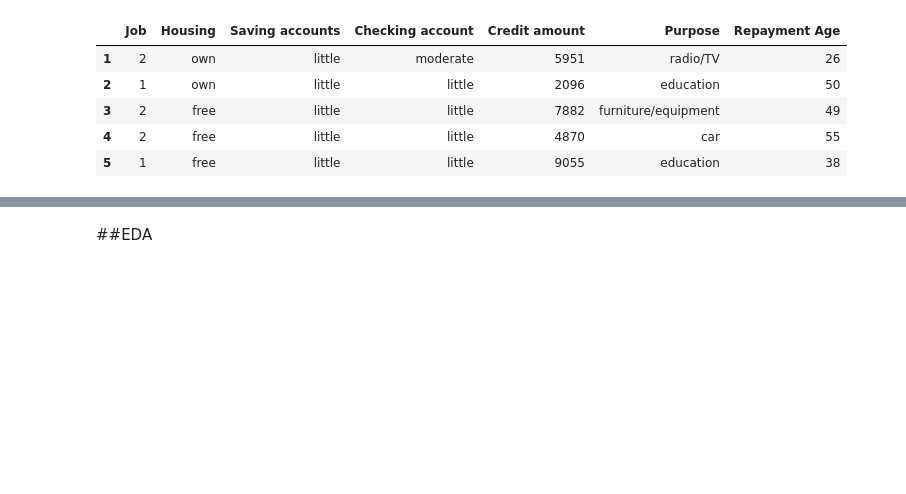
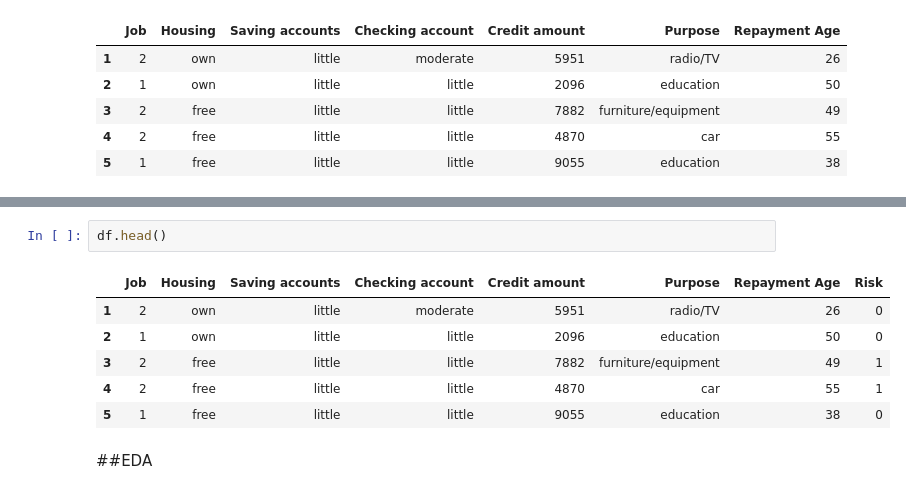
Before and after one commit to Avronil39/Loan-Risk-Detection, a Jupyter notebook: TCS_Hackathon.ipynb, the cells around one changed output, grey strips where cells are left out. Cells and saved outputs as stored; diff of their text form; blank space fills up the shorter version.

```diff
--- a/TCS_Hackathon.ipynb
+++ b/TCS_Hackathon.ipynb
@@ -382,2 +420,11 @@ df.head()
+# %%
+df.head()
+# %% [output]
+|  | Job | Housing | Saving accounts | Checking account | Credit amount | Purpose | Repayment Age | Risk |
+| 1 | 2 | own | little | moderate | 5951 | radio/TV | 26 | 0 |
+| 2 | 1 | own | little | little | 2096 | education | 50 | 0 |
+| 3 | 2 | free | little | little | 7882 | furniture/equipment | 49 | 1 |
+| 4 | 2 | free | little | little | 4870 | car | 55 | 1 |
+| 5 | 1 | free | little | little | 9055 | education | 38 | 0 |
 # %% [markdown]
 ##EDA
```
Also changed, not shown: parts of 14 cells of this notebook.
